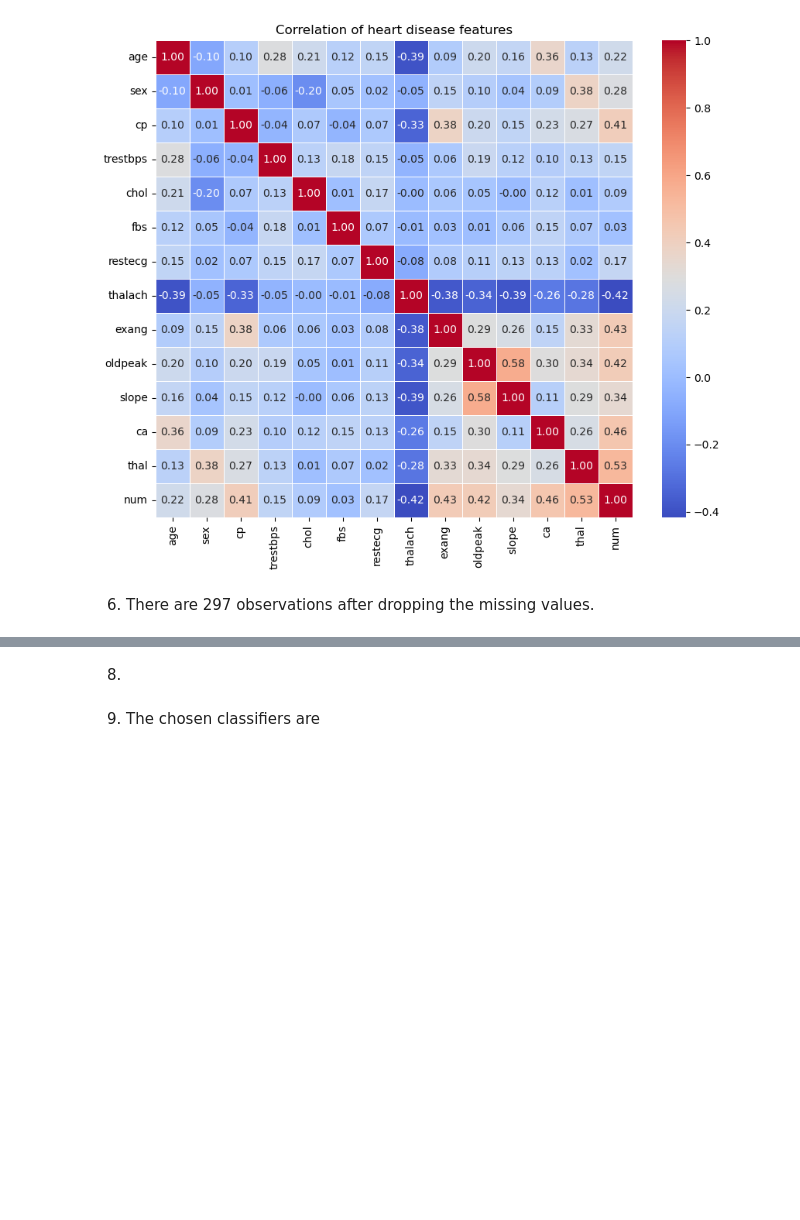
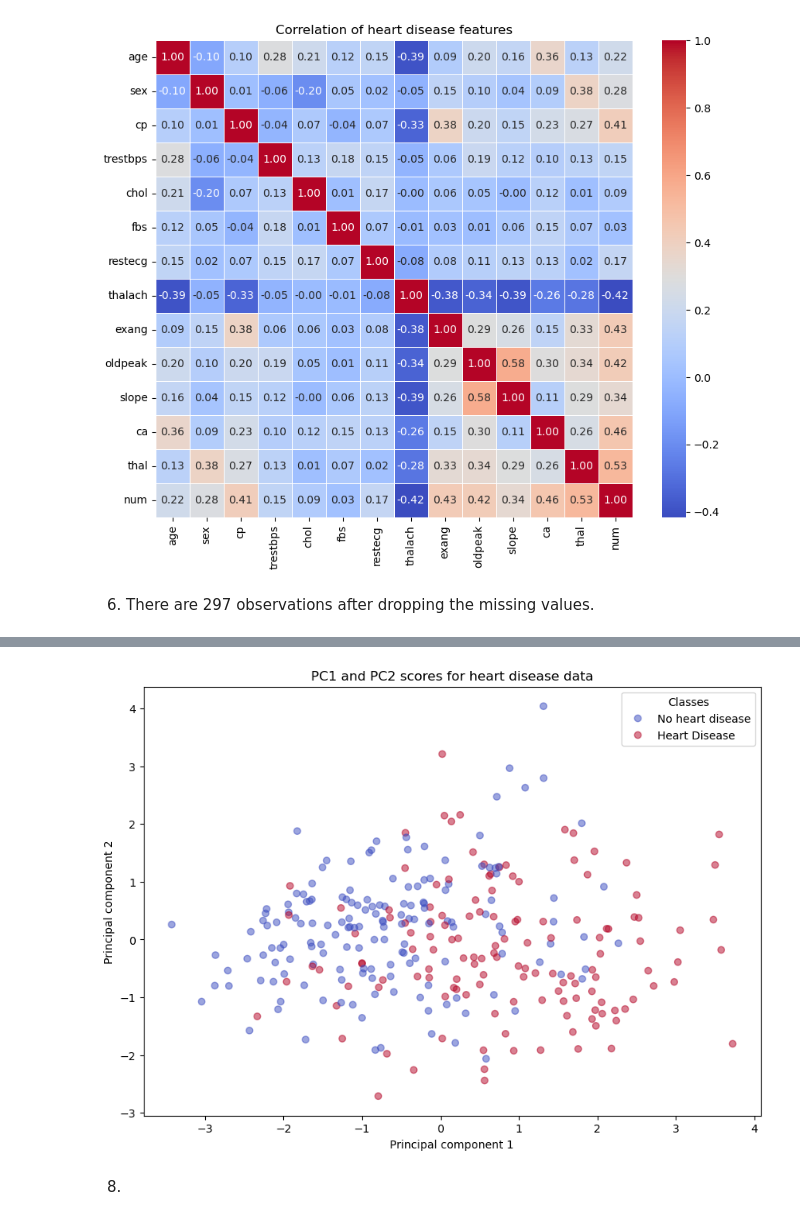
Before and after one commit to samantha-y/heart_disease, a Jupyter notebook: A6.ipynb, the cells around one changed output, grey strips where cells are left out. Saved outputs shown, nothing was run; the diff lists cells and outputs as text; code cells hidden in the pictures; blank space fills up the shorter version.

```diff
--- a/A6.ipynb
+++ b/A6.ipynb
@@ -152,3 +334,37 @@ dtype: int64
+# %%
+pc_scores = pd.DataFrame(
+    pca_heart.fit_transform(data_transformed[num_cols]),
+    index=data_transformed[num_cols].index,
+    columns=[f'PC{i+1}' for i in range(pca_heart.n_components_)]
+    )
+
+pc_scores['num'] = pd.Categorical(data_transformed['num'])
+pc_scores.dtypes
+
+status_codes = pc_scores['num'].cat.codes
+status_labels = pc_scores['num'].cat.categories
+
+plt.figure(figsize=(10, 7))
+
+scatter_plt = plt.scatter(
+    pc_scores['PC1'],
+    pc_scores['PC2'],
+    c=status_codes,
+    cmap='coolwarm',
+    alpha=0.5
+)
+
+handles, labels = scatter_plt.legend_elements()
+legend = plt.legend(handles = handles, labels = ["No heart disease", "Heart Disease"], title="Classes")
+
+# axes and title labels
+plt.xlabel('Principal component 1')
+plt.ylabel('Principal component 2')
+plt.title('PC1 and PC2 scores for heart disease data')
+
+plt.show()
+# %% [output]
+[figure, added]
 # %% [markdown]
 8.
 # %%
@@ -157,4 +373,2 @@ Y = heart_disease['num']
 X_train, X_test, y_train, y_test = train_test_split(
     X, Y, test_size=0.3, random_state=1, stratify=Y)
-# %% [markdown]
-9. The chosen classifiers are
```
Also changed, not shown: parts of 62 cells of this notebook, 1 other file.
